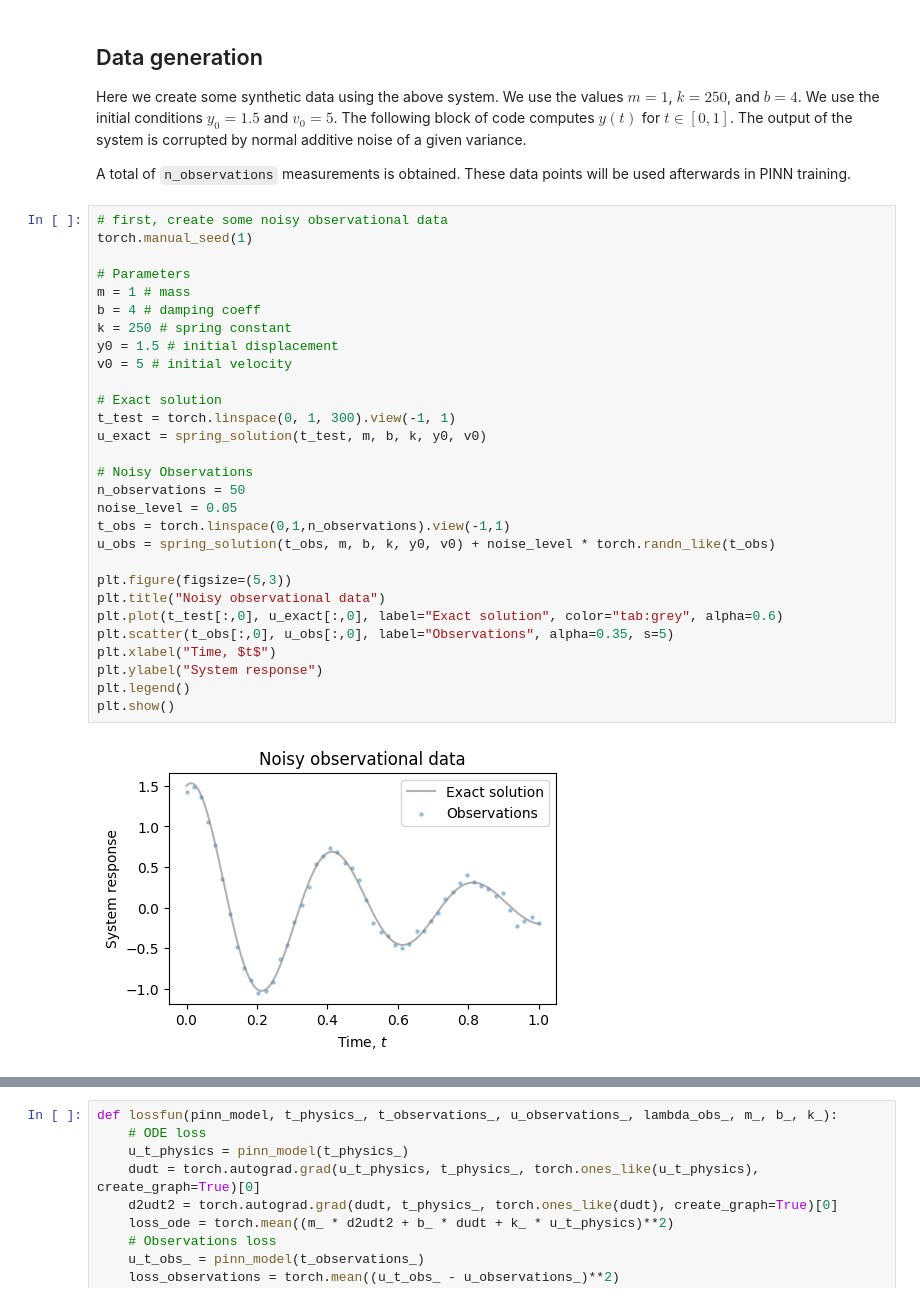
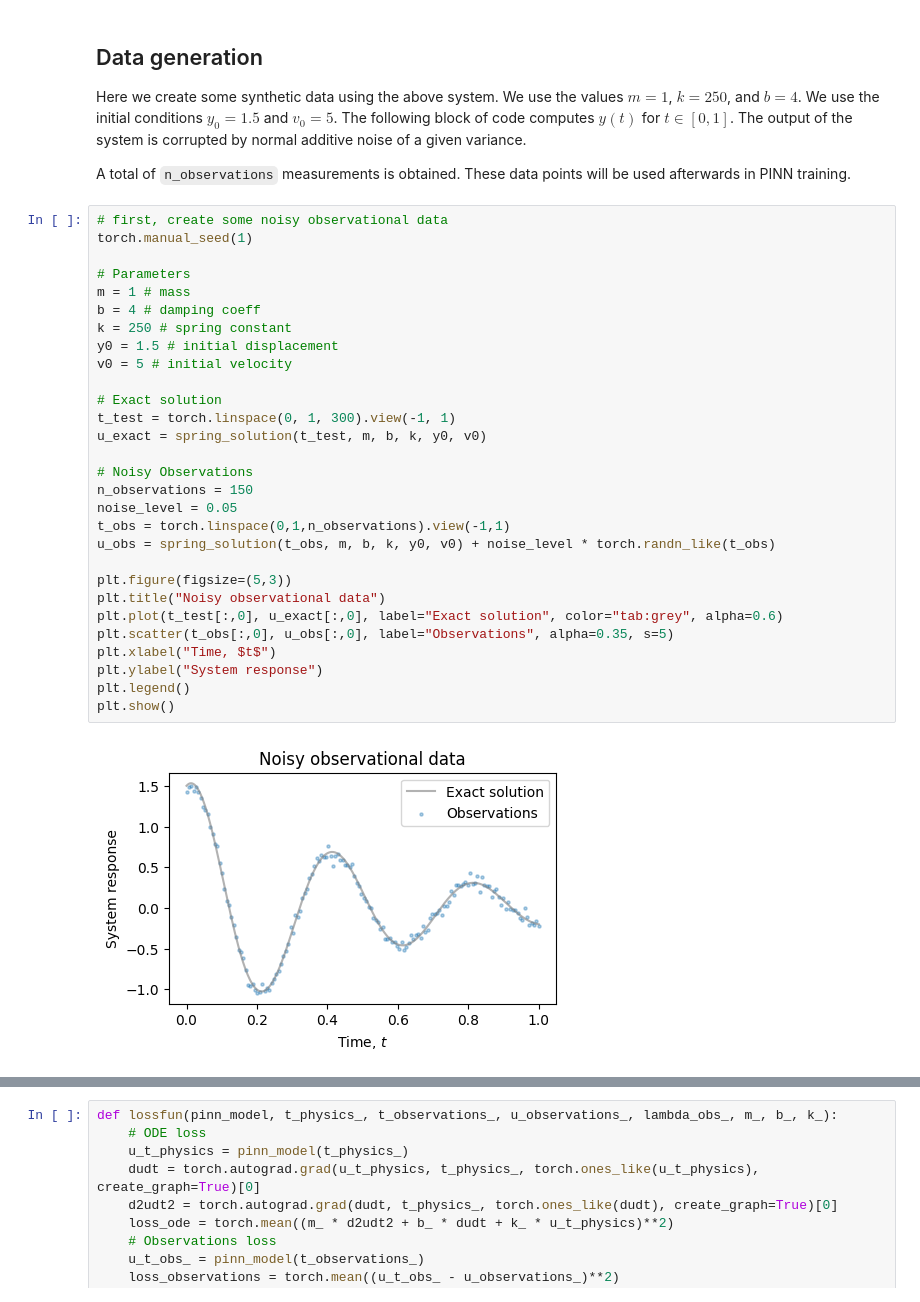
Before and after one commit to alphaville/EstimationTheoryNotebooks, a Jupyter notebook: 5_neural/1_pinn.ipynb, the cells around one changed output, grey strips where cells are left out. Saved outputs shown, nothing was run; the diff lists cells and outputs as text.

```diff
--- a/5_neural/1_pinn.ipynb
+++ b/5_neural/1_pinn.ipynb
@@ -110,34 +121,34 @@ A total of `n_observations` measurements is obtained. These data points will be
 # %%
 # first, create some noisy observational data
 torch.manual_seed(1)
 
 # Parameters
 m = 1 # mass
 b = 4 # damping coeff
 k = 250 # spring constant
 y0 = 1.5 # initial displacement
 v0 = 5 # initial velocity
 
 # Exact solution
 t_test = torch.linspace(0, 1, 300).view(-1, 1)
 u_exact = spring_solution(t_test, m, b, k, y0, v0)
 
 # Noisy Observations
-n_observations = 50
+n_observations = 150
 noise_level = 0.05
 t_obs = torch.linspace(0,1,n_observations).view(-1,1)
 u_obs = spring_solution(t_obs, m, b, k, y0, v0) + noise_level * torch.randn_like(t_obs)
 
 plt.figure(figsize=(5,3))
 plt.title("Noisy observational data")
 plt.plot(t_test[:,0], u_exact[:,0], label="Exact solution", color="tab:grey", alpha=0.6)
 plt.scatter(t_obs[:,0], u_obs[:,0], label="Observations", alpha=0.35, s=5)
 plt.xlabel("Time, $t$")
 plt.ylabel("System response")
 plt.legend()
 plt.show()
 # %% [output]
-[figure, old version]
+[figure, new version]
 # %% [markdown]
 ## Loss function
 
```
Also changed, not shown: parts of 13 cells of this notebook.
